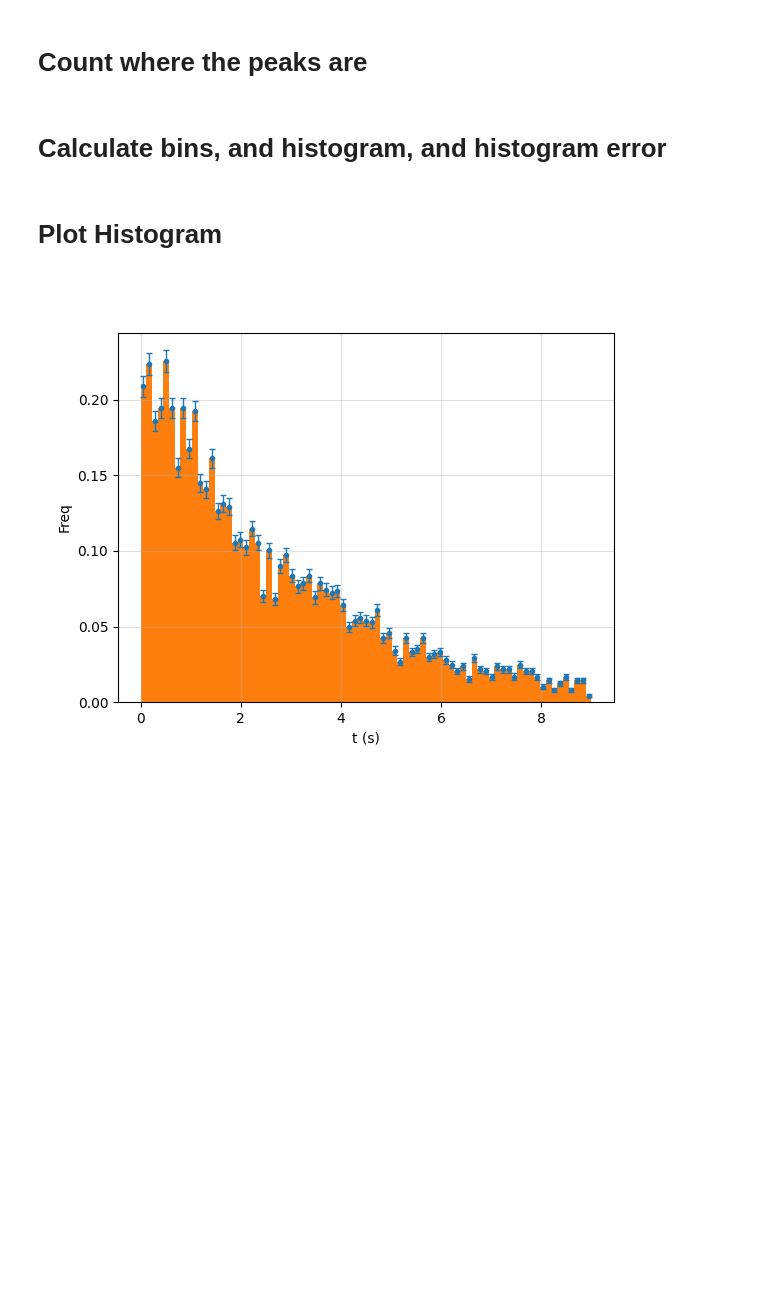
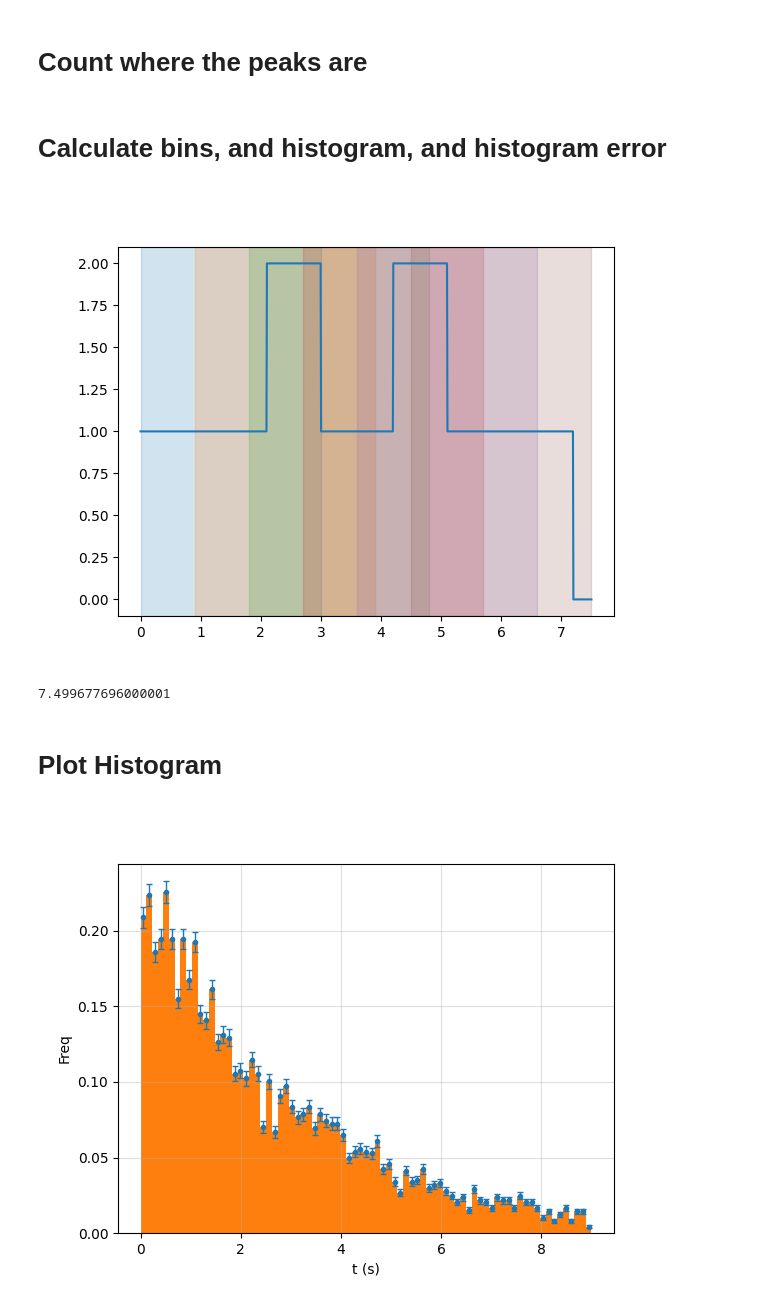
Before and after one commit to tdinapoli/horibaPTI-controller, a Jupyter notebook: calibration/rp_decay/analysis.ipynb, the cells around one changed output. Drawn from its saved outputs; the diff is of its cells as text; code cells hidden in the pictures; blank space fills up the shorter version.

```diff
--- a/calibration/rp_decay/analysis.ipynb
+++ b/calibration/rp_decay/analysis.ipynb
@@ -31,13 +31,11 @@ import glob
 # %% [markdown]
 # Load data
 # %%
-common_path = '/home/tomi/Documents/facultad/tesis/horibaPTI-controller/calibration/rp_decay/data/rp-decay/exp2_standalone/'
+common_path = '/home/tomi/Documents/facultad/tesis/horibaPTI-controller/calibration/rp_decay/data/2023-12-13/n6-p10-t10-ol0.3/'
 times_path = f"{common_path}times*"
 amount_windows = 5
 screens_windows_path = []
 for w in range(amount_windows):
     screens_windows_path.append(glob.glob(f"{common_path}w{w}*"))
 times_paths = glob.glob(times_path)
-print(times_paths)
-print(screens_windows_path)
 # %% [output]
@@ -79,6 +76,7 @@ counts = count_peaks_from_paths(times_paths, screens_windows_path)
 # %%
 def get_measurement_intervals(common_path):
     times_path = glob.glob(f"{common_path}times*")
+    times_path = [f"{common_path}times_w{i}.npy" for i in range(len(times_path))]
     times = [np.load(path) for path in times_path]
     mes_intervals = []
     for time in times:
@@ -88,7 +86,7 @@ def get_measurement_intervals(common_path):
 def calc_normalization_factor(t, mes_intervals, overlap):
     t0, tf = mes_intervals[0][0], mes_intervals[-1][1]
     wwith = mes_intervals[0][1] - t0
-    count = 0
+    count = np.zeros_like(t)
     for start in np.arange(t0, tf - wwith, wwith - overlap * wwith):
         end = start + wwith if start + wwith < tf else tf
         condition = np.logical_and(start <= t, t < end)
@@ -96,35 +94,51 @@ def calc_normalization_factor(t, mes_intervals, overlap):
     return count
 
 def find_time_of_change(t_left, t_right, mes_intervals, overlap):
     times = np.linspace(t_left, t_right, 1000)
     factors = calc_normalization_factor(times, mes_intervals, overlap)
     derivative = np.diff(factors)
     value = np.where(np.logical_or(derivative > 0.5, derivative < -0.5))[0]
     return times[value][0]
 
 def normalized_histogram(counts, bins, mes_intervals, overlap):
     freq, bin_edges = np.histogram(counts, density=True, bins=bins)
 
     t_left = bins[0]
     for i, t_right in enumerate(bin_edges[1:]):
         factor_left = calc_normalization_factor(t_left, mes_intervals, overlap)
         factor_right = calc_normalization_factor(t_right, mes_intervals, overlap)
         if factor_left == factor_right:
             freq[i] = freq[i]/factor_left
         else:
             t_change_relative = find_time_of_change(t_left, t_right, mes_intervals, overlap) - t_left
             width = t_right - t_left
             pct_factor_left = t_change_relative/width
             pct_factor_right = 1 - t_change_relative/width
             freq[i] = freq[i] / (pct_factor_left * factor_left + pct_factor_right * factor_right)
         t_left = t_right
     return freq
 
+
 intervals = get_measurement_intervals(common_path)
-overlap = 0.5
-bins = np.linspace(0, 9, 80)
+
+tf = intervals[-1][1]
+overlap = 0.3
+ts = np.linspace(0, tf, 1000)
+factors = calc_normalization_factor(ts, intervals, overlap)
+plt.close('all')
+plt.plot(ts, factors)
+#[plt.axvline(interval[0], linestyle="dashed", color=f"C{i}") for i, interval in enumerate(intervals)]
+#[plt.axvline(interval[1], linestyle="dotted", color=f"C{i}") for i, interval in enumerate(intervals)]
+[plt.axvspan(interval[0], interval[1], alpha=0.2, color=f"C{i}") for i, interval in enumerate(intervals)]
+plt.show()
+
+print(tf)
+bins = np.linspace(0, tf, 80)
 freq = normalized_histogram(counts, bins, intervals, overlap)
 error = np.sqrt(freq)/np.sqrt(len(counts))
+# %% [output]
+[figure, added]
+7.499677696000001
 # %% [markdown]
 # Plot Histogram
 # %%
```
Also changed, not shown: parts of 3 cells of this notebook.
